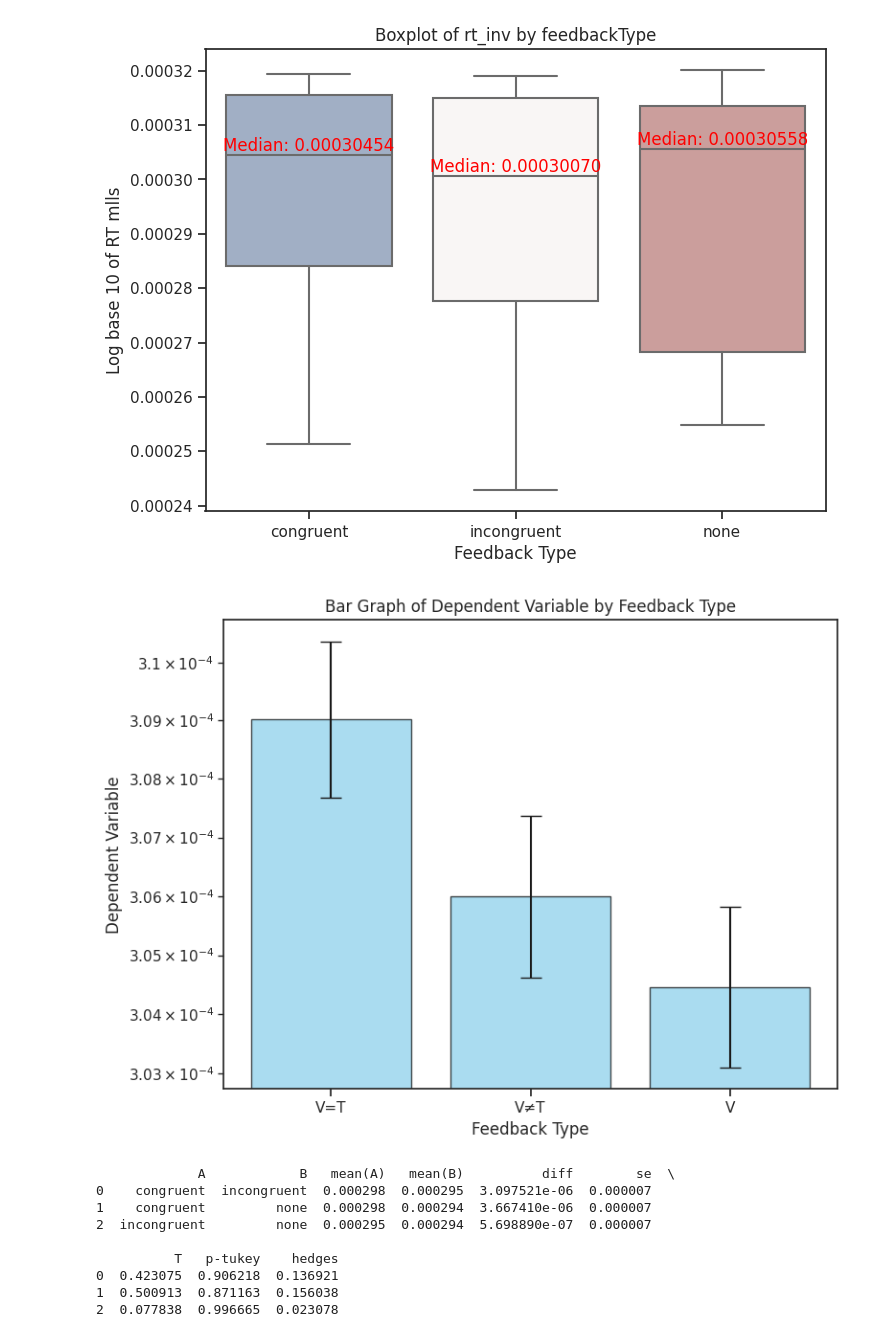
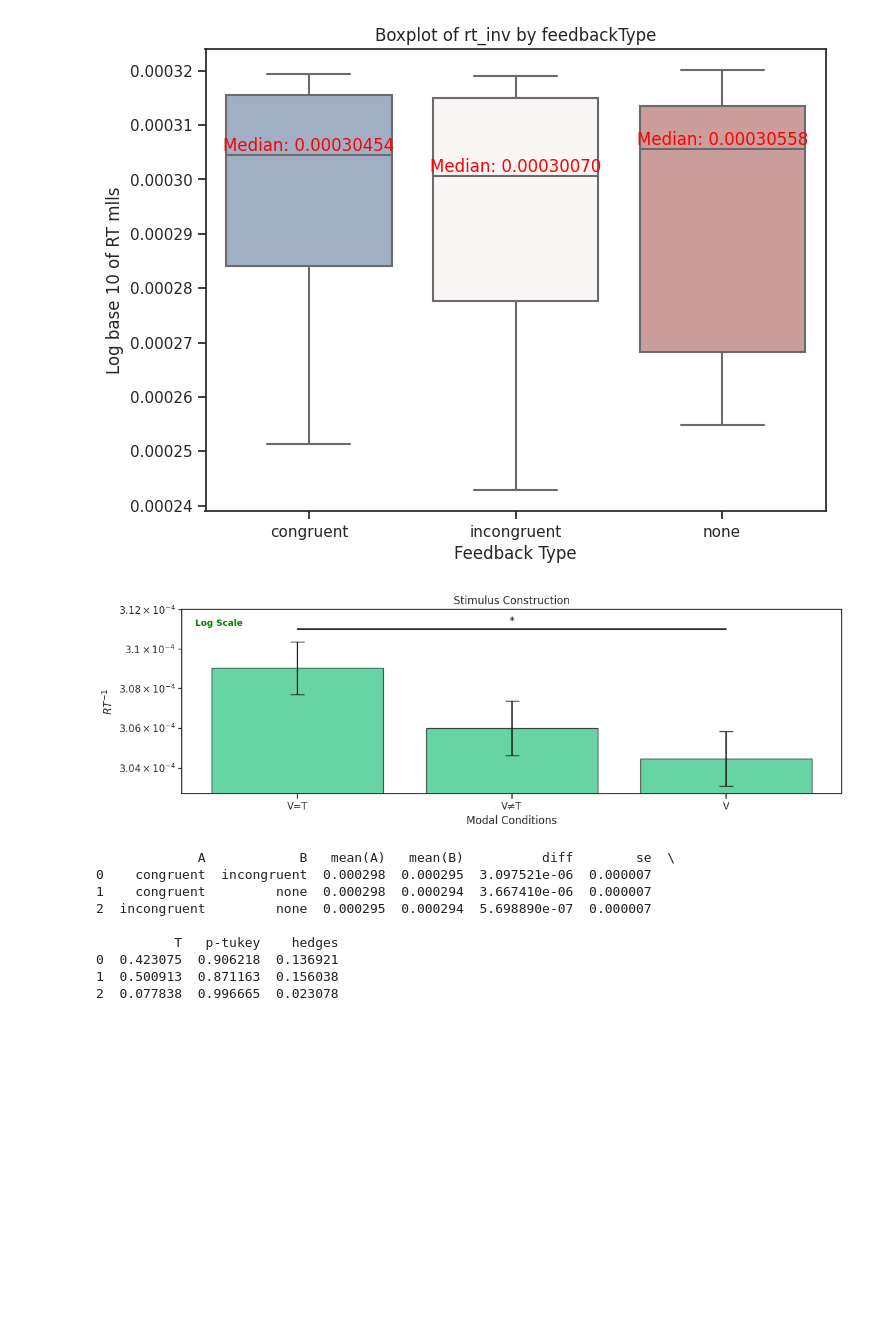
Before and after one commit to BenjaminDupre/m-b_thesis, a Jupyter notebook: Analysis/Analysis..ipynb, the cells around one changed output. Saved outputs shown, nothing was run; the diff lists cells and outputs as text; code cells hidden in the pictures; blank space fills up the shorter version.

```diff
--- a/Analysis/Analysis..ipynb
+++ b/Analysis/Analysis..ipynb
@@ -1263,40 +1265,51 @@ plt.show()
 # %%
 import matplotlib.pyplot as plt
 import numpy as np
 
 # Sample data
 feedback_types = ['V=T', 'V≠T', 'V']
 medians = work_df_no_outl.groupby('feedbackType')['rt_inv'].median() #[4.5, 5.1, 4.8]  # Median values for each group
 standard_errors = work_df_no_outl.groupby('feedbackType')['rt_inv'].sem()#[0.2, 0.15, 0.18]  # Standard errors for each group
 
 # Plotting the bar graph with error bars
-fig, ax = plt.subplots(figsize=(8, 6))
+fig, ax = plt.subplots(figsize=(12,4))
 
 # Plotting the bars
 x = np.arange(len(feedback_types))
-bars = ax.bar(x, medians, yerr=standard_errors, capsize=8, align='center', alpha=0.7, color='skyblue', edgecolor='black')
+bars = ax.bar(x, medians, yerr=standard_errors, capsize=8, align='center', alpha=0.7, color='#26C281', edgecolor='black')
 
 # Adding labels, title, and axis labels
-ax.set_ylabel('Dependent Variable')
-ax.set_xlabel('Feedback Type')
-ax.set_title('Bar Graph of Dependent Variable by Feedback Type')
+ax.set_ylabel(r'$RT^{-1}$')
+ax.set_xlabel('Modal Conditions')
+ax.set_title('Stimulus Construction')
 
 # Adding x-axis tick labels
 ax.set_xticks(x)
 ax.set_xticklabels(feedback_types)
 
 # Setting y-axis to logarithmic scale
 ax.set_yscale('log')
+# Adding a label to indicate logarithmic scale on the y-axis
+ax.text(0.02, 0.95, 'Log Scale', transform=ax.transAxes,
+        verticalalignment='top', horizontalalignment='left',
+        color='green', fontsize=10, weight='bold')
+
+
+# Adding a single asterisk and line for significant difference across all conditions
+significant_height = max(0.00030454, 0.0003110) * 1   # Adjust this value based on your actual data
+for i in range(len(feedback_types) - 1):
+    ax.plot([i, i + 1], [significant_height, significant_height], color='black')  # Draw line
+
+# Adding asterisk for the significant difference
+ax.text(1, significant_height + 0.0000001, '*', ha='center', va='bottom', color='black')  # Add asterisk
 
 
 # Show plot
+plt.ylim(0,0.0003120)
 plt.tight_layout()
-#plt.ylim(3120,3350)
-#plt.ylim(3.5,3.52)
-#plt.ylim(3.5,3.52)
 plt.show()
 # %% [output]
-[figure, old version]
+[figure, new version]
 # %%
 posthoc = pg.pairwise_tukey(data=aggregated_data, dv='rt_inv', between='feedbackType')
 print(posthoc)
```
Also changed, not shown: parts of 7 cells of this notebook, 12 other files.
